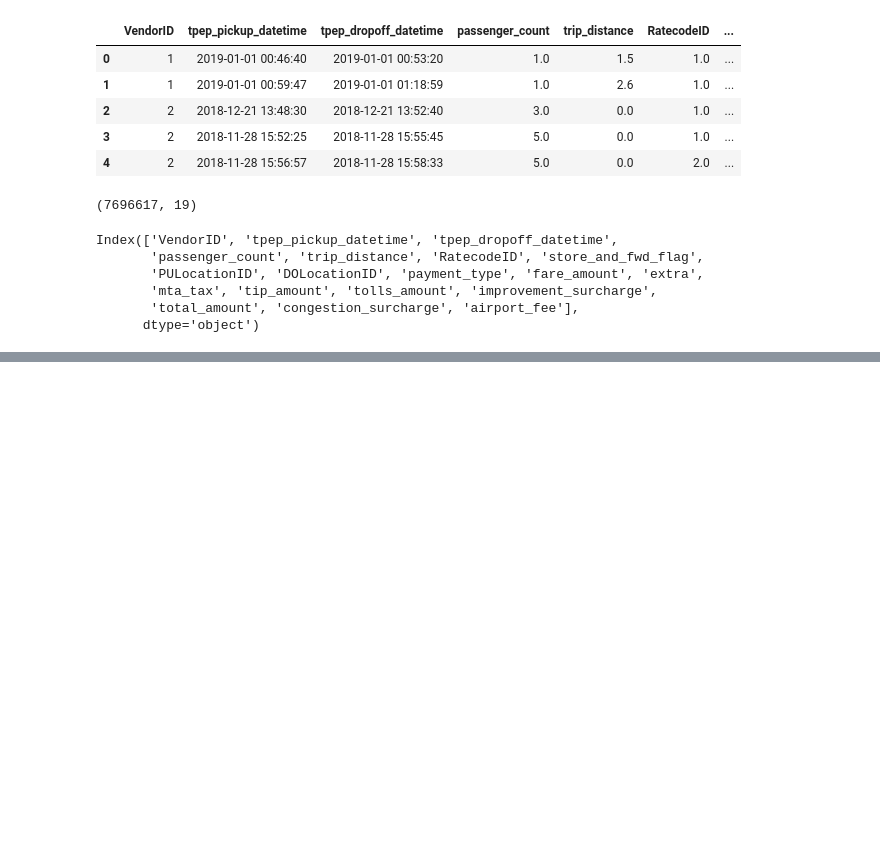
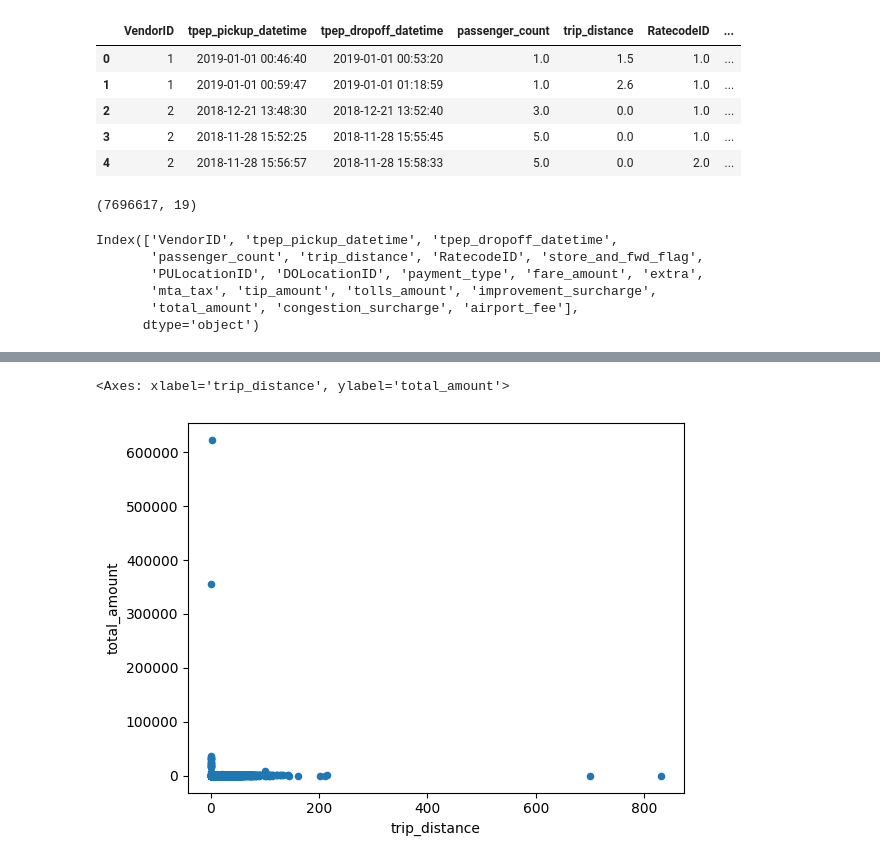
Before and after one commit to Laba-hub/New-York-Taxi-Analysis, a Jupyter notebook: Presentable notebook.ipynb, the cells around one changed output, grey strips where cells are left out. Cells and saved outputs as stored; diff of their text form; code cells hidden in the pictures; blank space fills up the shorter version.

```diff
--- a/Presentable notebook.ipynb
+++ b/Presentable notebook.ipynb
@@ -68,0 +154,5 @@ Index(['VendorID', 'tpep_pickup_datetime', 'tpep_dropoff_datetime',
+# %%
+taxi_new.plot(kind = 'scatter', x = 'trip_distance', y = 'total_amount')
+# %% [output]
+<Axes: xlabel='trip_distance', ylabel='total_amount'>
+[figure, added]
```
Also changed, not shown: parts of 35 cells of this notebook.
